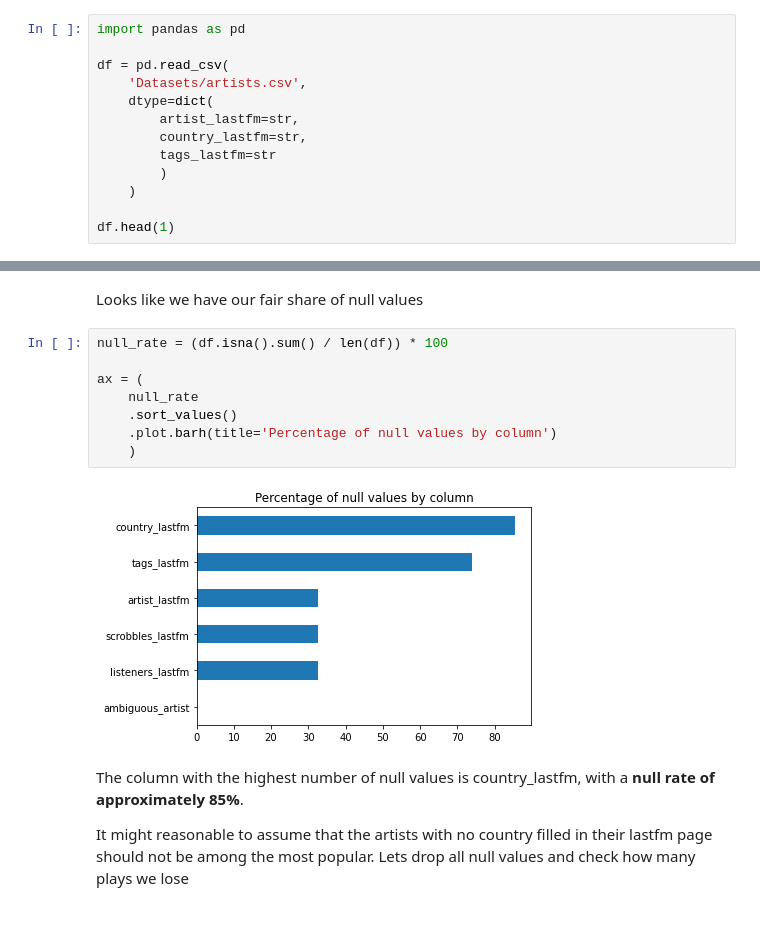
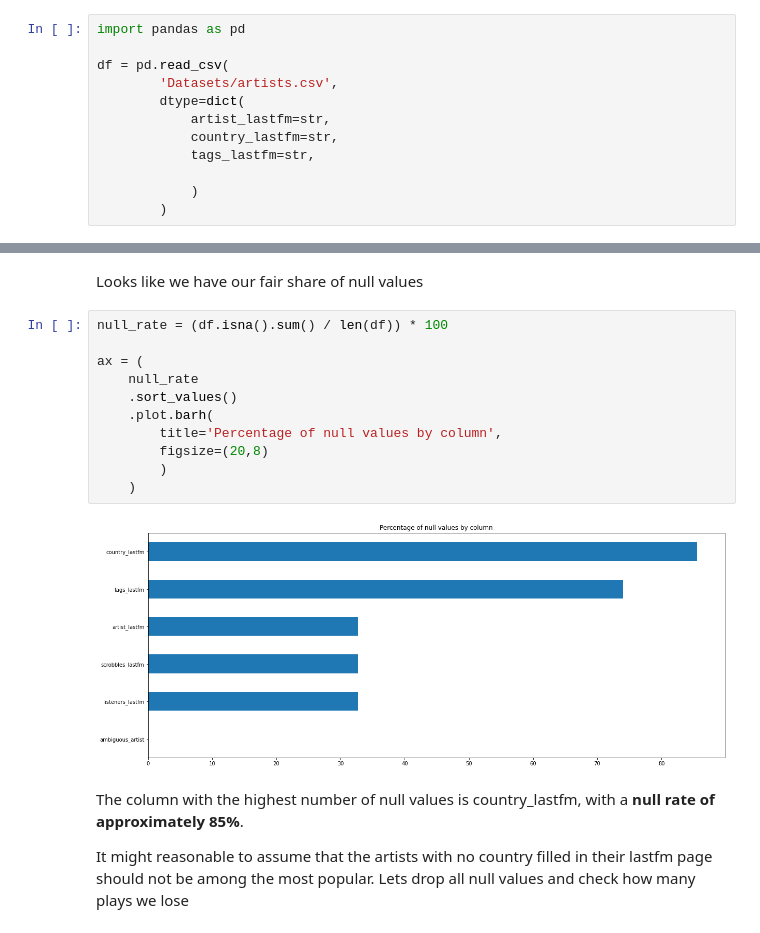
Before and after one commit to tharikhajar/lastfm_popularity, a Jupyter notebook: Pandas_ETL.ipynb, the cells around one changed output, grey strips where cells are left out. Saved outputs shown, nothing was run; the diff lists cells and outputs as text.

```diff
--- a/Pandas_ETL.ipynb
+++ b/Pandas_ETL.ipynb
@@ -11,12 +11,11 @@ These are the questions that these project makes. We will levarege the [dataset]
 import pandas as pd
 
 df = pd.read_csv(
-    'Datasets/artists.csv',
-    dtype=dict(
-        artist_lastfm=str,
-        country_lastfm=str,
-        tags_lastfm=str
+        'Datasets/artists.csv',
+        dtype=dict(
+            artist_lastfm=str,
+            country_lastfm=str,
+            tags_lastfm=str,
+
+            )
         )
-    )
-
-df.head(1)
@@ -58,13 +54,16 @@ Looks like we have our fair share of null values
 # %%
 null_rate = (df.isna().sum() / len(df)) * 100
 
 ax = (
     null_rate
     .sort_values()
-    .plot.barh(title='Percentage of null values by column')
+    .plot.barh(
+        title='Percentage of null values by column',
+        figsize=(20,8)
+        )
     )
 # %% [output]
-[figure, old version]
+[figure, new version]
 # %% [markdown]
 The column with the highest number of null values is country_lastfm, with a <b>null rate of approximately 85%</b>. <br>
 
```
Also changed, not shown: parts of 49 cells of this notebook.
